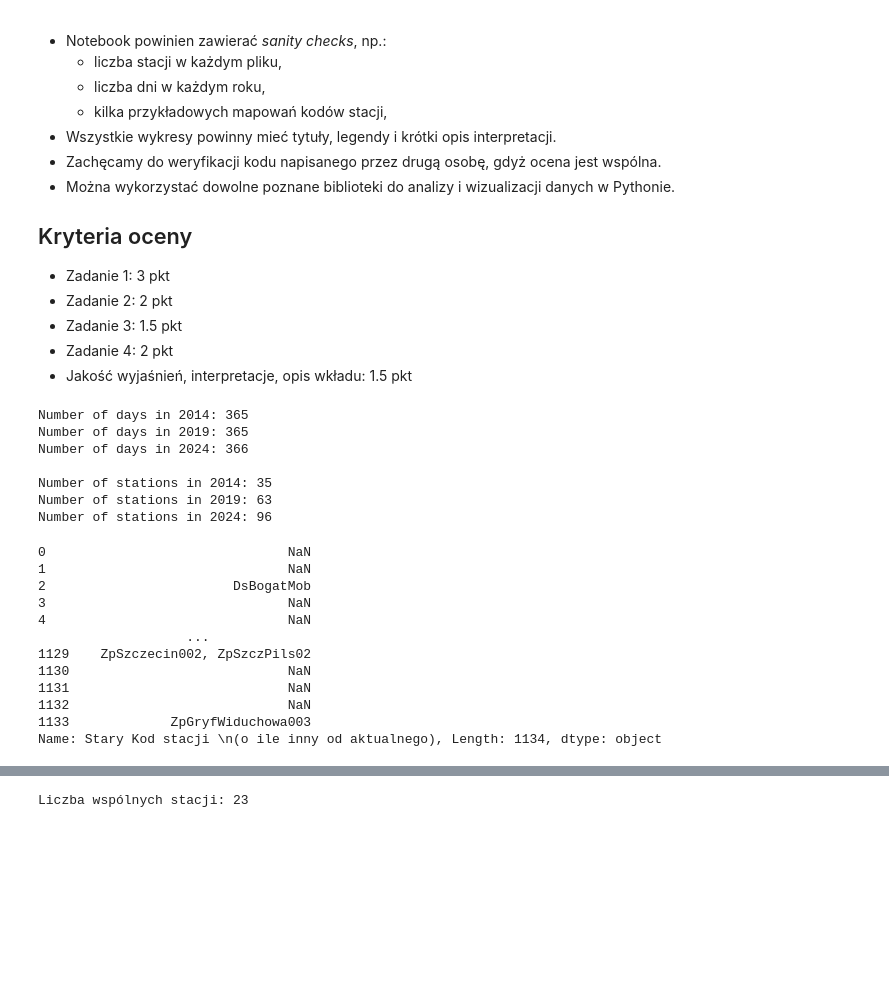
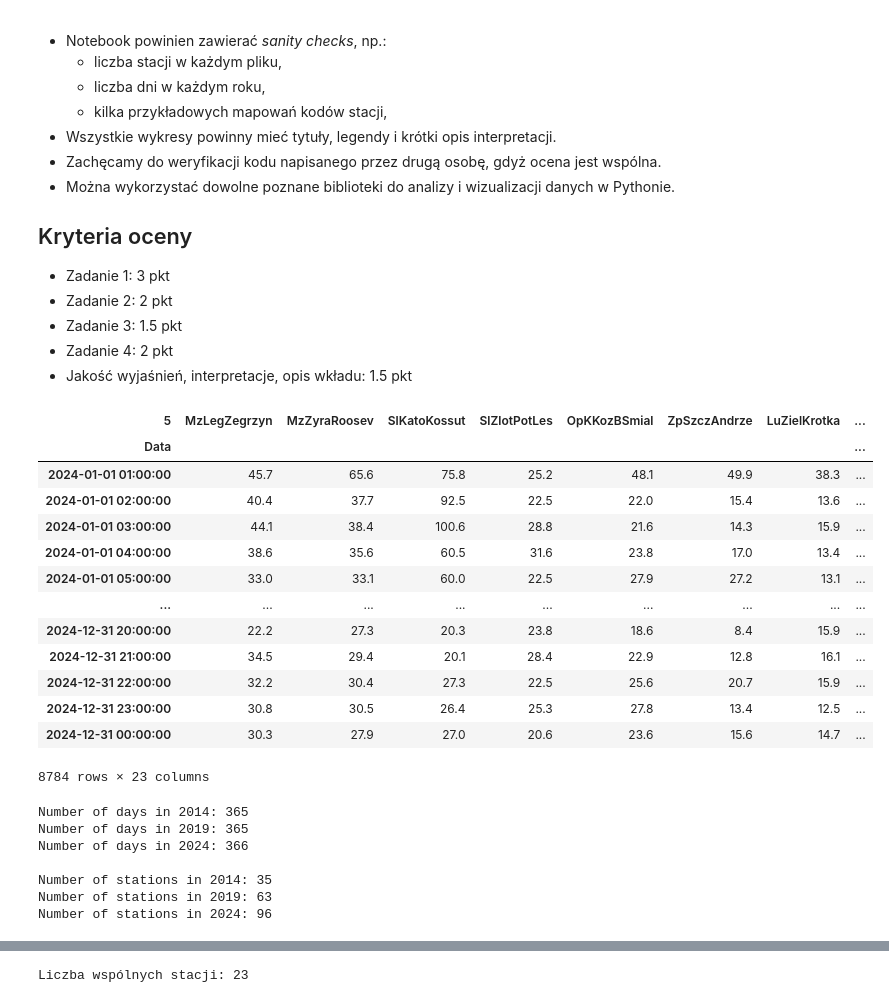
Before and after one commit to drawa-proj/fork_proj3_ztp, a Jupyter notebook: projekt_1_student.ipynb, the cells around one changed output, grey strips where cells are left out. Drawn from its saved outputs; the diff is of its cells as text; code cells hidden in the pictures; blank space fills up the shorter version.

Commit message:
Całość - jeszcze do przejrzenia ostatecznego, można sprawdzić multiindeks - 1

```diff
--- a/projekt_1_student.ipynb
+++ b/projekt_1_student.ipynb
@@ -154,3 +158,20 @@ df2014 = clean_gios_2014(df2014_raw)
+# %%
+df2024
+# %% [output]
+| 5 | MzLegZegrzyn | MzZyraRoosev | SlKatoKossut | SlZlotPotLes | OpKKozBSmial | ZpSzczAndrze | LuZielKrotka | ... |
+| Data |  |  |  |  |  |  |  | ... |
+| 2024-01-01 01:00:00 | 45.7 | 65.6 | 75.8 | 25.2 | 48.1 | 49.9 | 38.3 | ... |
+| 2024-01-01 02:00:00 | 40.4 | 37.7 | 92.5 | 22.5 | 22.0 | 15.4 | 13.6 | ... |
+| 2024-01-01 03:00:00 | 44.1 | 38.4 | 100.6 | 28.8 | 21.6 | 14.3 | 15.9 | ... |
+| 2024-01-01 04:00:00 | 38.6 | 35.6 | 60.5 | 31.6 | 23.8 | 17.0 | 13.4 | ... |
+| 2024-01-01 05:00:00 | 33.0 | 33.1 | 60.0 | 22.5 | 27.9 | 27.2 | 13.1 | ... |
+| ... | ... | ... | ... | ... | ... | ... | ... | ... |
+| 2024-12-31 20:00:00 | 22.2 | 27.3 | 20.3 | 23.8 | 18.6 | 8.4 | 15.9 | ... |
+| 2024-12-31 21:00:00 | 34.5 | 29.4 | 20.1 | 28.4 | 22.9 | 12.8 | 16.1 | ... |
+| 2024-12-31 22:00:00 | 32.2 | 30.4 | 27.3 | 22.5 | 25.6 | 20.7 | 15.9 | ... |
+| 2024-12-31 23:00:00 | 30.8 | 30.5 | 26.4 | 25.3 | 27.8 | 13.4 | 12.5 | ... |
+| 2024-12-31 00:00:00 | 30.3 | 27.9 | 27.0 | 20.6 | 23.6 | 15.6 | 14.7 | ... |
+8784 rows × 23 columns
 # %%
 num_stations_2014 = df2014.shape[1]
 num_stations_2019 = df2019.shape[1]
@@ -176,21 +197,4 @@ Number of days in 2024: 366
 Number of stations in 2014: 35
 Number of stations in 2019: 63
 Number of stations in 2024: 96
-# %%
-# TODO - to można dać do wcześniejszych funkcji,
-meta = pd.read_excel("https://powietrze.gios.gov.pl/pjp/archives/downloadFile/584", header=0)
-meta["Stary Kod stacji \n(o ile inny od aktualnego)"]
-# %% [output]
-0                               NaN
-1                               NaN
-2                        DsBogatMob
-3                               NaN
-4                               NaN
-                   ...
-1129    ZpSzczecin002, ZpSzczPils02
-1130                            NaN
-1131                            NaN
-1132                            NaN
-1133             ZpGryfWiduchowa003
-Name: Stary Kod stacji \n(o ile inny od aktualnego), Length: 1134, dtype: object
 # %%
```
Also changed, not shown: parts of 21 cells of this notebook, 1 other file.
